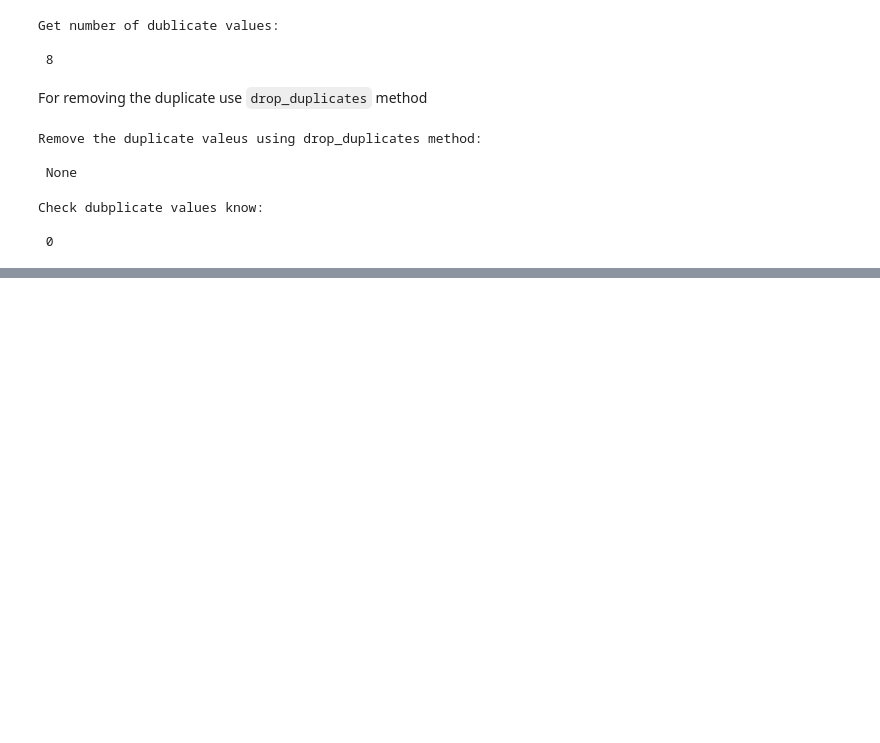
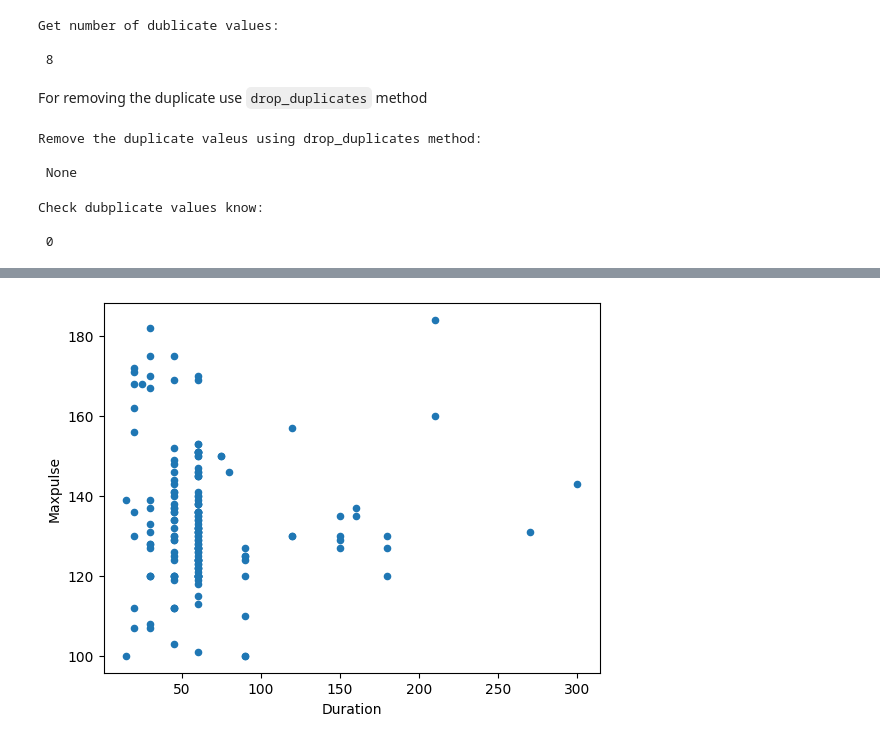
Before and after one commit to heysushil/w3pandas_tutorial_practice, a Jupyter notebook: index.ipynb, the cells around one changed output, grey strips where cells are left out. Cells and saved outputs as stored; diff of their text form; code cells hidden in the pictures; blank space fills up the shorter version.

```diff
--- a/index.ipynb
+++ b/index.ipynb
@@ -591,0 +668,5 @@ Check dubplicate values know:
+# %%
+df.plot(kind='scatter', x='Duration', y='Maxpulse')
+plt.show()
+# %% [output]
+[figure, added]
```
Also changed, not shown: parts of 13 cells of this notebook, 1 other file.
